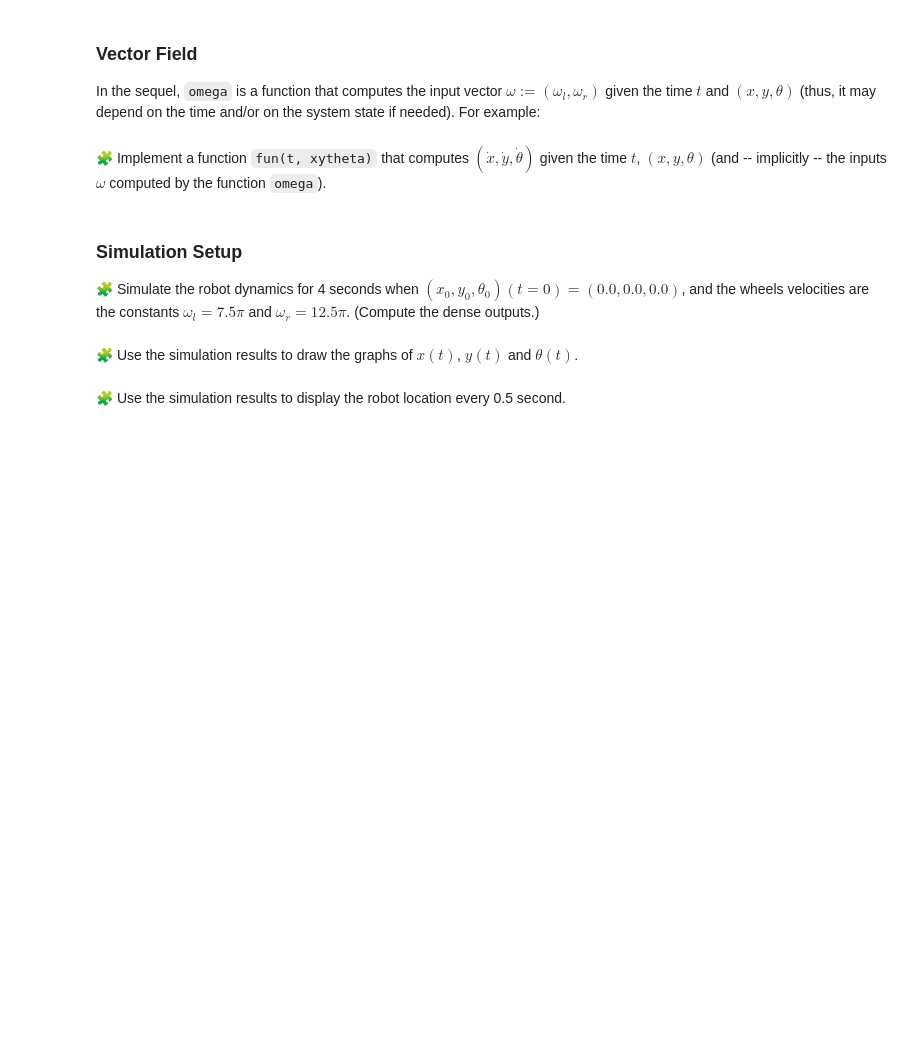
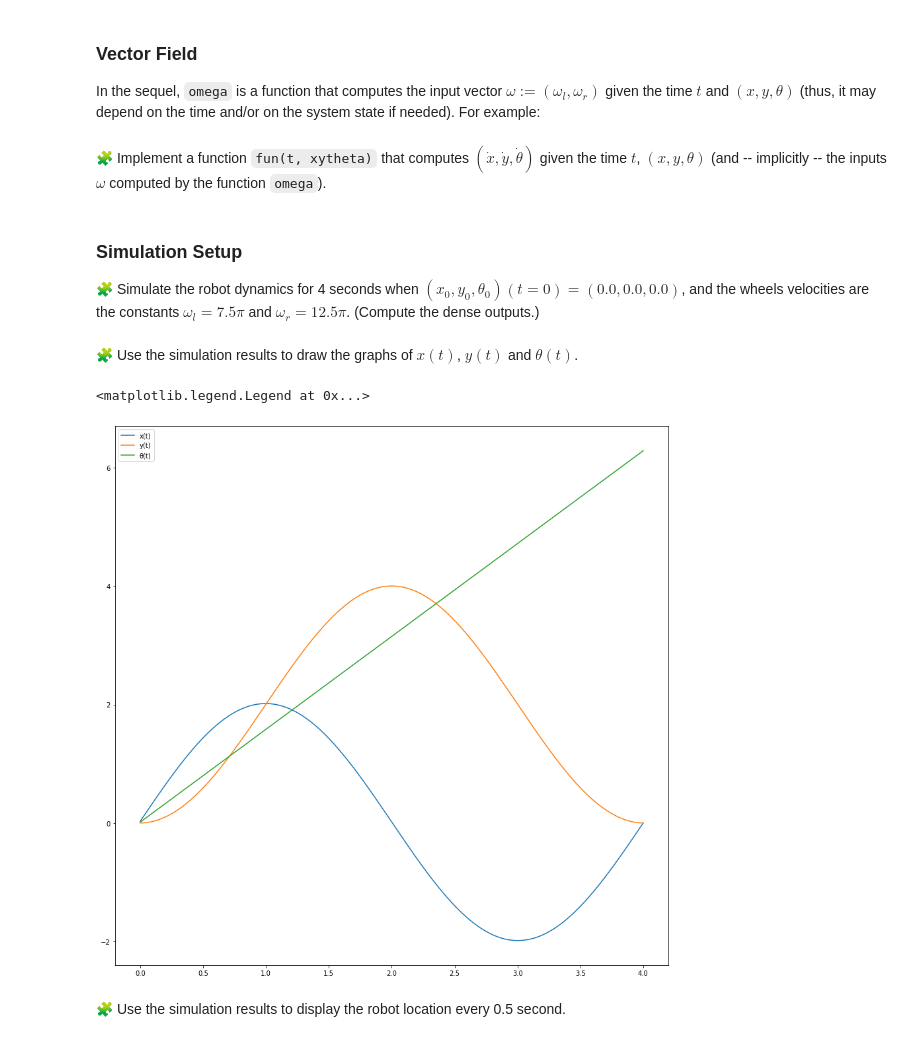
Before and after one commit to MarouaneBAZZAOUI0/control-engineering-with-python-project-2021-2022, a Jupyter notebook: Project - Step 1.ipynb, the cells around one changed output. Saved outputs shown, nothing was run; the diff lists cells and outputs as text; code cells hidden in the pictures; blank space fills up the shorter version.

```diff
--- a/Project - Step 1.ipynb
+++ b/Project - Step 1.ipynb
@@ -127,3 +130,16 @@ def fun(t, xytheta):
+# %%
+def fun(t, xytheta):
+    x, y, theta = xytheta
+
+    omegaTemp = omega(t, xytheta)
+    omega_l = omegaTemp[0]
+    omega_r = omegaTemp[1]
+
+    xp = (omega_l+omega_r) * R/2 * cos(theta)
+    yp = (omega_l+omega_r) * R/2 * sin(theta)
+    thetap = (omega_r - omega_l) * R / D
+
+    return (xp, yp, thetap)
 # %% [markdown]
 ### Simulation Setup
 
@@ -135,2 +149,23 @@ pass
+# %%
+dt = 0.01
+tArray = linspace(0,4, int(4/dt))
+
+xytheta = (0,0,0)
+
+X = []
+Y = []
+THETA = []
+
+for t in tArray:
+    xp, yp, thetap = fun(t,xytheta)
+    x, y, theta = xytheta
+    x = x + xp*dt
+    y = y + yp*dt
+    theta = theta + thetap*dt
+    xytheta = (x,y,theta)
+
+    X.append(x)
+    Y.append(y)
+    THETA.append(theta)
 # %% [markdown]
 🧩 Use the simulation results to draw the graphs of $x(t)$, $y(t)$ and $\theta(t)$.
@@ -139,2 +172,11 @@ pass
+# %%
+figure(figsize=(15,15))
+plot(tArray, X, label='x(t)')
+plot(tArray, Y, label='y(t)')
+plot(tArray, THETA, label='θ(t)')
+legend()
+# %% [output]
+<matplotlib.legend.Legend at 0x...>
+[figure, added]
 # %% [markdown]
 🧩 Use the simulation results to display the robot location every 0.5 second.
```
Also changed, not shown: parts of 9 cells of this notebook.
